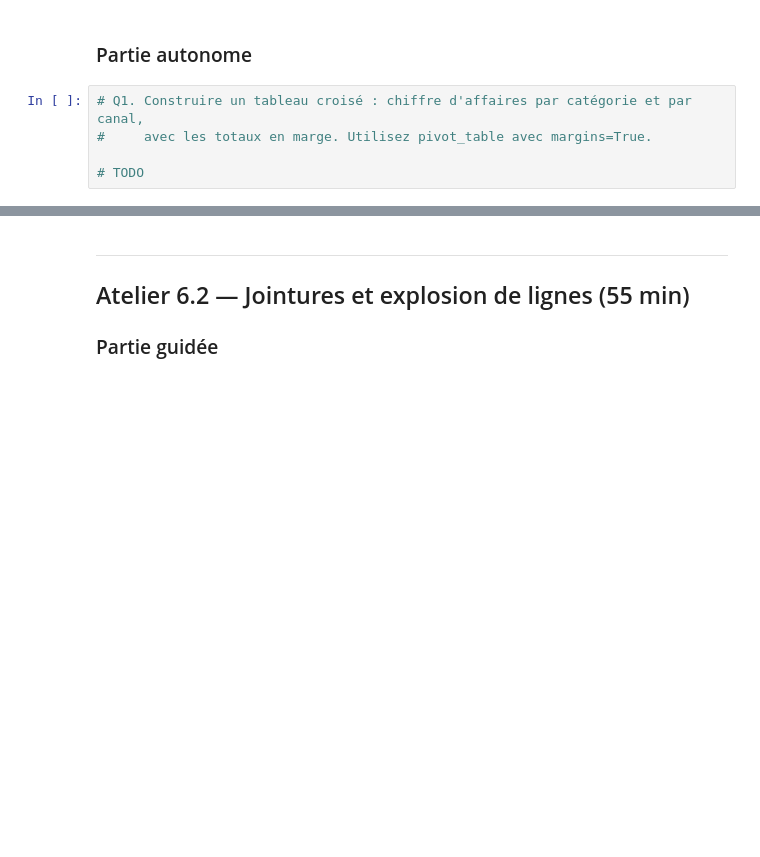
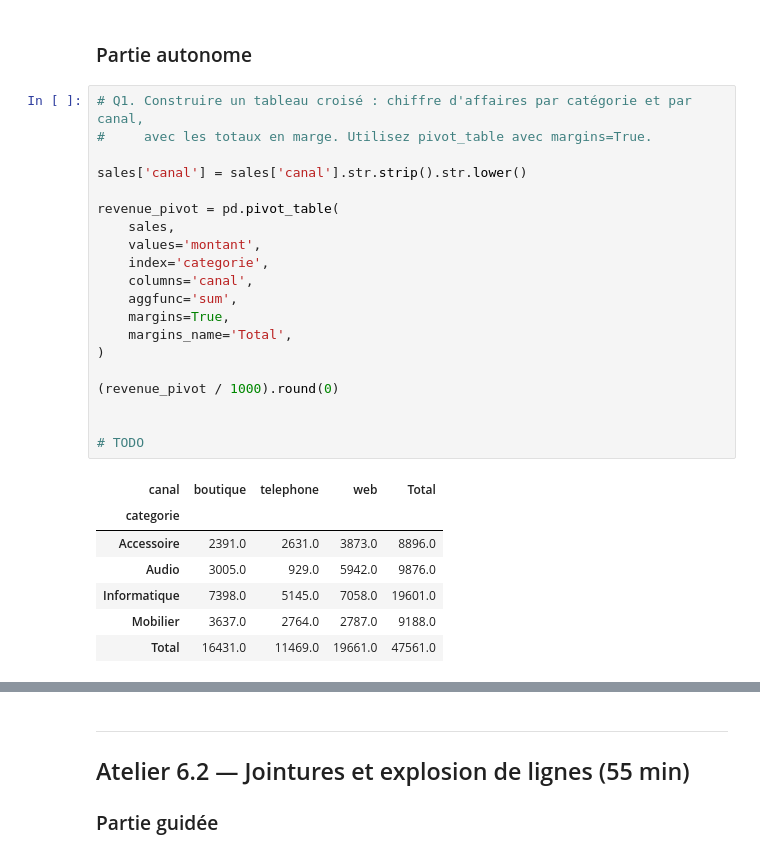
Before and after one commit to kkouassijuda-cmd/TP-prepa_data, a Jupyter notebook: 06_agregation_jointures.ipynb, the cells around one changed output, grey strips where cells are left out. Saved outputs shown, nothing was run; the diff lists cells and outputs as text; blank space fills up the shorter version.

```diff
--- a/06_agregation_jointures.ipynb
+++ b/06_agregation_jointures.ipynb
@@ -135,8 +172,31 @@ sales.groupby('canal').apply(summarize_group, include_groups=False)
 # %%
 # Q1. Construire un tableau croisé : chiffre d'affaires par catégorie et par canal,
 #     avec les totaux en marge. Utilisez pivot_table avec margins=True.
 
+sales['canal'] = sales['canal'].str.strip().str.lower()
+
+revenue_pivot = pd.pivot_table(
+    sales,
+    values='montant',
+    index='categorie',
+    columns='canal',
+    aggfunc='sum',
+    margins=True,
+    margins_name='Total',
+)
+
+(revenue_pivot / 1000).round(0)
+
+
 # TODO
+# %% [output]
+| canal | boutique | telephone | web | Total |
+| categorie |  |  |  |  |
+| Accessoire | 2391.0 | 2631.0 | 3873.0 | 8896.0 |
+| Audio | 3005.0 | 929.0 | 5942.0 | 9876.0 |
+| Informatique | 7398.0 | 5145.0 | 7058.0 | 19601.0 |
+| Mobilier | 3637.0 | 2764.0 | 2787.0 | 9188.0 |
+| Total | 16431.0 | 11469.0 | 19661.0 | 47561.0 |
 # %%
 # Q2. Pour chaque client, calculer : nombre de commandes, CA total, panier moyen,
 #     date de première et de dernière commande, nombre de catégories distinctes achetées.
```
Also changed, not shown: parts of 11 cells of this notebook, 2 other files.
